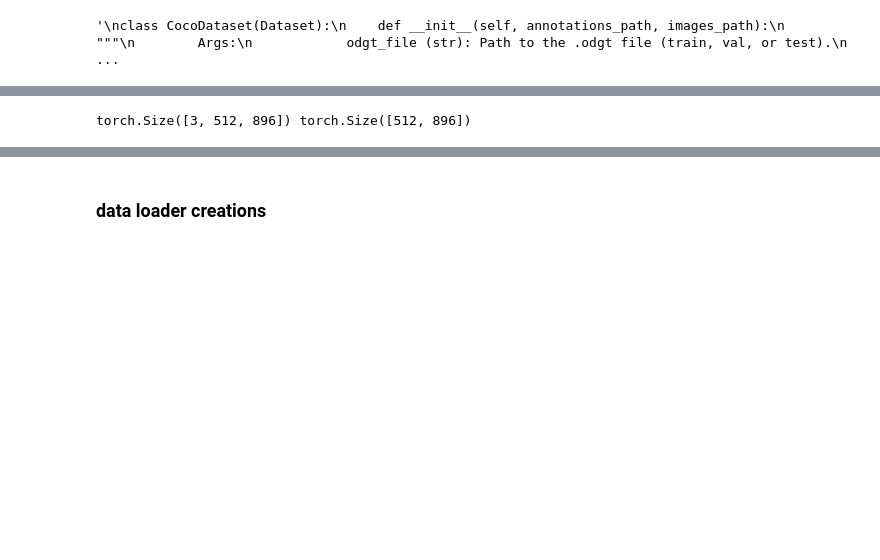
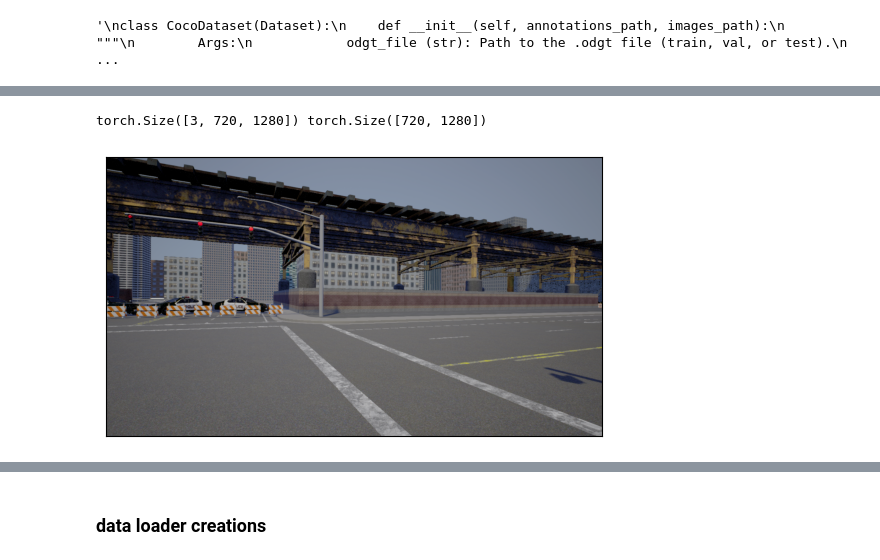
Before and after one commit to christiandibuo/ML4CV---Assignment, a Jupyter notebook: ml4cv_main.ipynb, the cells around one changed output, grey strips where cells are left out. Saved outputs shown, nothing was run; the diff lists cells and outputs as text; code cells hidden in the pictures; blank space fills up the shorter version.

```diff
--- a/ml4cv_main.ipynb
+++ b/ml4cv_main.ipynb
@@ -599,11 +436,23 @@ def preprocess_distance_maps(
 # %%
 image_resize = (512, 896)
-
+train_odgt = "/kaggle/input/streethazards_train/train/train.odgt"
+val_odgt = "/kaggle/input/streethazards_train/train/validation.odgt"
+test_odgt = "/kaggle/input/streethazards_test/test/test.odgt"
 train_dataset = StreetHazardsDataset(
-    odgt_file= "/kaggle/input/streethazards_train/train/train.odgt",
-    image_resize = image_resize,
+    odgt_file= train_odgt,
+    image_resize = None,
     augment_both=None,
-    augment_images=None,
-    inject_anomalies=False,
-    compute_dist_map=True
+    augment_images=None
 )
+val_dataset = StreetHazardsDataset(
+    odgt_file= val_odgt,
+    image_resize = None,
+    augment_both=None,
+    augment_images=None
+)
+test_dataset = StreetHazardsDataset(
+    odgt_file= test_odgt,
+    image_resize = None,
+    augment_both=None,
+    augment_images=None
+)
@@ -637,10 +512,11 @@ def compute_class_frequency(dataset, num_classes=13, normalize = True):
 # %%
 idx = 2
-img, lbl, _ = train_dataset[idx].values()
+img, lbl = train_dataset[idx].values()
 print(img.shape, lbl.shape)
 visualize_scene(img)
 # %% [output]
-torch.Size([3, 512, 896]) torch.Size([512, 896])
+torch.Size([3, 720, 1280]) torch.Size([720, 1280])
+[figure, added]
 # %%
 #compute mean and std on resized images should give better results, if the resize is the same used in the training
 train_dl = DataLoader(train_dataset, batch_size=8, shuffle=True, num_workers=2)
```
Also changed, not shown: parts of 91 cells of this notebook.
